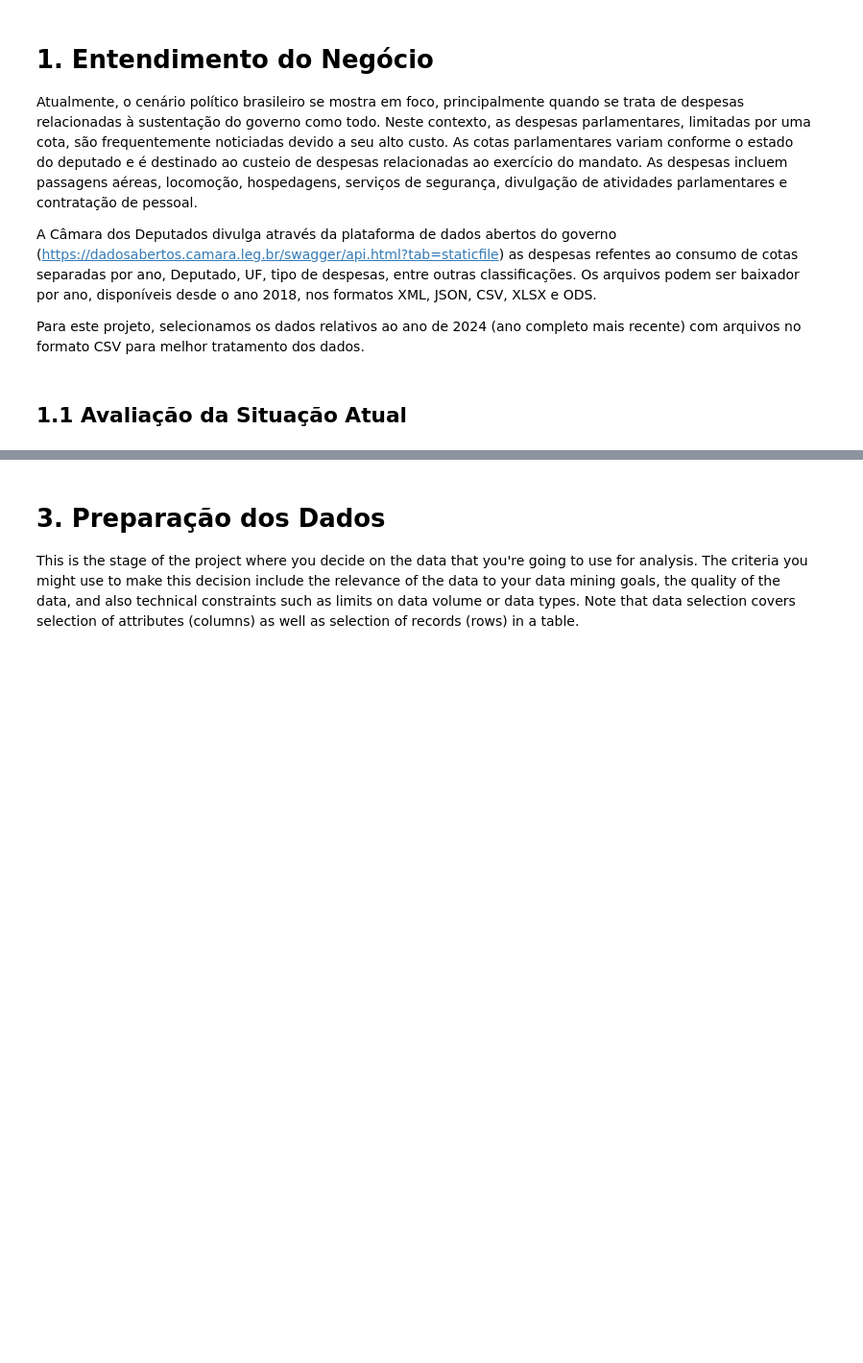
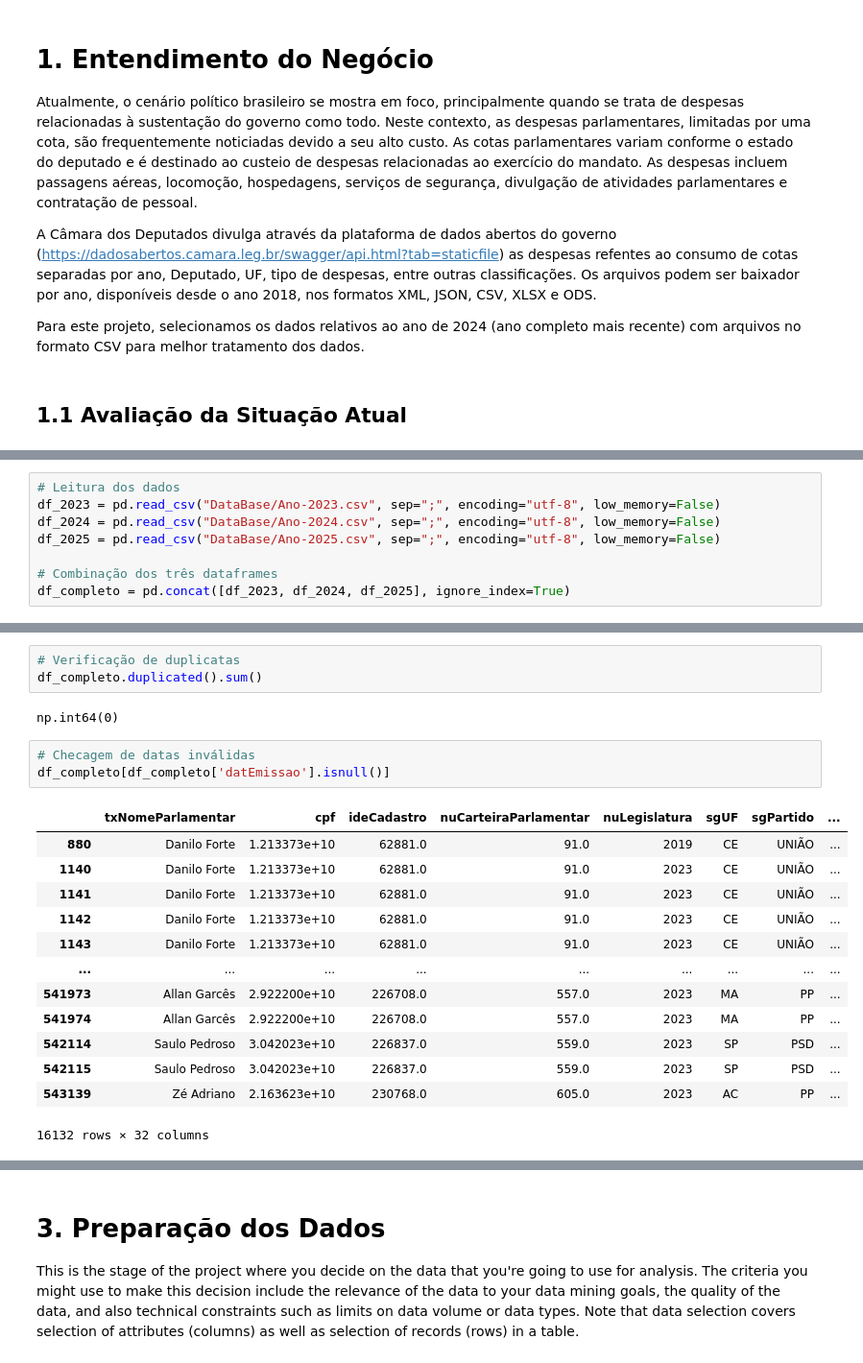
Before and after one commit to paulolmachado/ProjetoFinalCeub, a Jupyter notebook: Projeto_Final.ipynb, the cells around one changed output, grey strips where cells are left out. Shown at 96% size. Drawn from its saved outputs; the diff is of its cells as text; blank space fills up the shorter version.

```diff
--- a/Projeto_Final.ipynb
+++ b/Projeto_Final.ipynb
@@ -686,0 +118,8 @@ Outliers em duration:
+# %%
+# Leitura dos dados
+df_2023 = pd.read_csv("DataBase/Ano-2023.csv", sep=";", encoding="utf-8", low_memory=False)
+df_2024 = pd.read_csv("DataBase/Ano-2024.csv", sep=";", encoding="utf-8", low_memory=False)
+df_2025 = pd.read_csv("DataBase/Ano-2025.csv", sep=";", encoding="utf-8", low_memory=False)
+
+# Combinação dos três dataframes
+df_completo = pd.concat([df_2023, df_2024, df_2025], ignore_index=True)
@@ -686,0 +170,22 @@ Outliers em duration:
+# %%
+# Verificação de duplicatas
+df_completo.duplicated().sum()
+# %% [output]
+np.int64(0)
+# %%
+# Checagem de datas inválidas
+df_completo[df_completo['datEmissao'].isnull()]
+# %% [output]
+|  | txNomeParlamentar | cpf | ideCadastro | nuCarteiraParlamentar | nuLegislatura | sgUF | sgPartido | ... |
+| 880 | Danilo Forte | 1.213373e+10 | 62881.0 | 91.0 | 2019 | CE | UNIÃO | ... |
+| 1140 | Danilo Forte | 1.213373e+10 | 62881.0 | 91.0 | 2023 | CE | UNIÃO | ... |
+| 1141 | Danilo Forte | 1.213373e+10 | 62881.0 | 91.0 | 2023 | CE | UNIÃO | ... |
+| 1142 | Danilo Forte | 1.213373e+10 | 62881.0 | 91.0 | 2023 | CE | UNIÃO | ... |
+| 1143 | Danilo Forte | 1.213373e+10 | 62881.0 | 91.0 | 2023 | CE | UNIÃO | ... |
+| ... | ... | ... | ... | ... | ... | ... | ... | ... |
+| 541973 | Allan Garcês | 2.922200e+10 | 226708.0 | 557.0 | 2023 | MA | PP | ... |
+| 541974 | Allan Garcês | 2.922200e+10 | 226708.0 | 557.0 | 2023 | MA | PP | ... |
+| 542114 | Saulo Pedroso | 3.042023e+10 | 226837.0 | 559.0 | 2023 | SP | PSD | ... |
+| 542115 | Saulo Pedroso | 3.042023e+10 | 226837.0 | 559.0 | 2023 | SP | PSD | ... |
+| 543139 | Zé Adriano | 2.163623e+10 | 230768.0 | 605.0 | 2023 | AC | PP | ... |
+16132 rows × 32 columns
```
Also changed, not shown: parts of 71 cells of this notebook, 3 other files.
